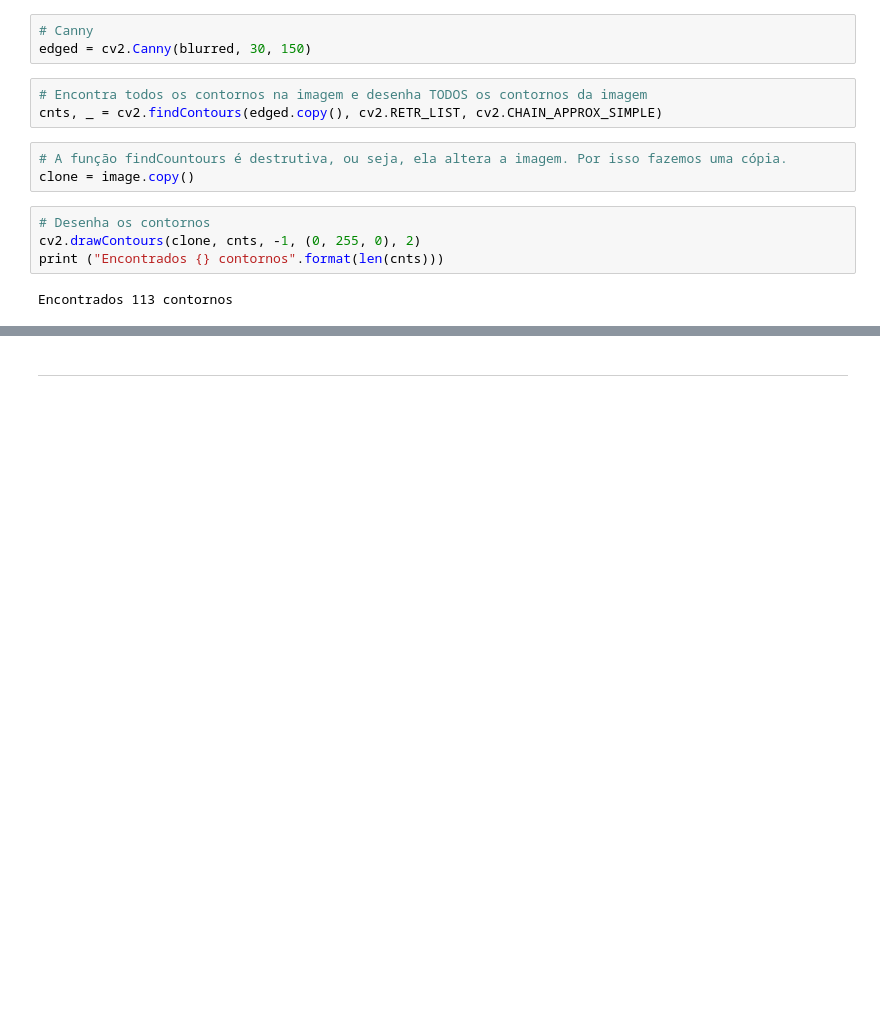
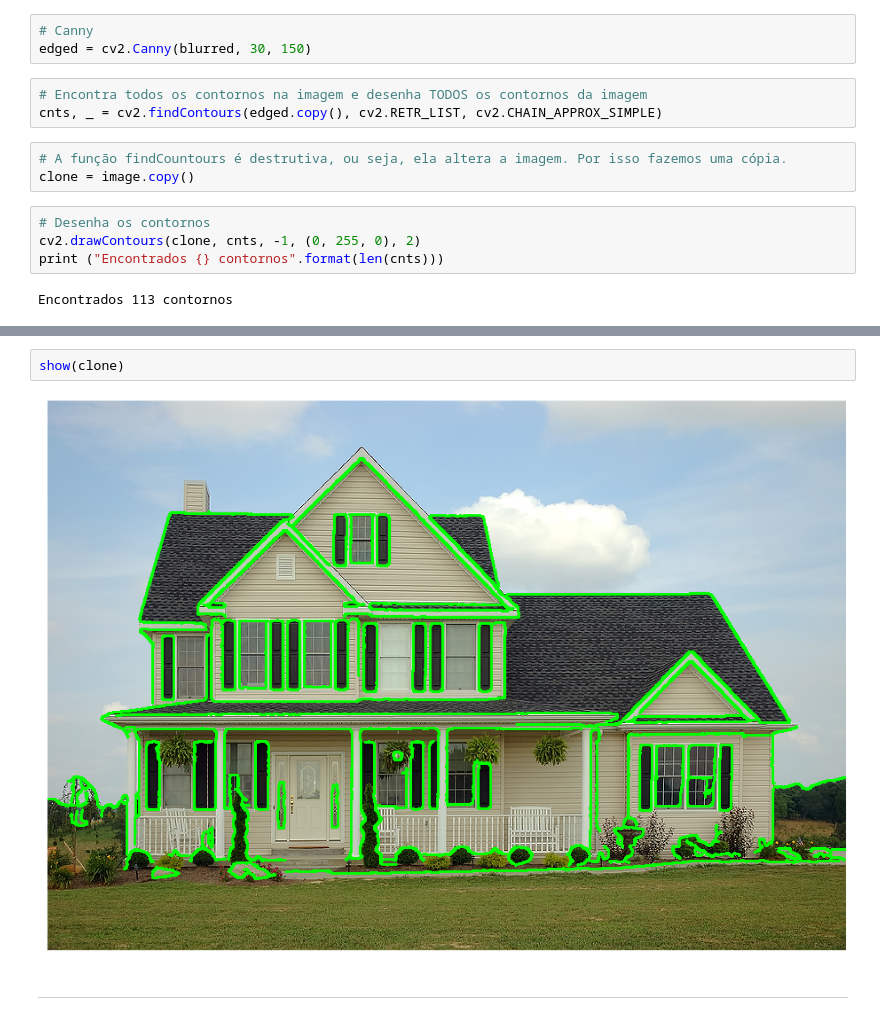
Before and after one commit to VictorDeon/python-notebook, a Jupyter notebook: 08_Inteligencia_Artificial/04_Visao_Computacional/02_Filtros_e_Atributos/08.4_contornos.ipynb, the cells around one changed output, grey strips where cells are left out. Cells and saved outputs as stored; diff of their text form; blank space fills up the shorter version.

```diff
--- a/08_Inteligencia_Artificial/04_Visao_Computacional/02_Filtros_e_Atributos/08.4_contornos.ipynb
+++ b/08_Inteligencia_Artificial/04_Visao_Computacional/02_Filtros_e_Atributos/08.4_contornos.ipynb
@@ -42,3 +46,7 @@ cv2.destroyAllWindows()
+# %%
+show(clone)
+# %% [output]
+[figure, added]
 # %% [markdown]
 ***
 # %%
```
Also changed, not shown: parts of 14 cells of this notebook, 20 other files.
